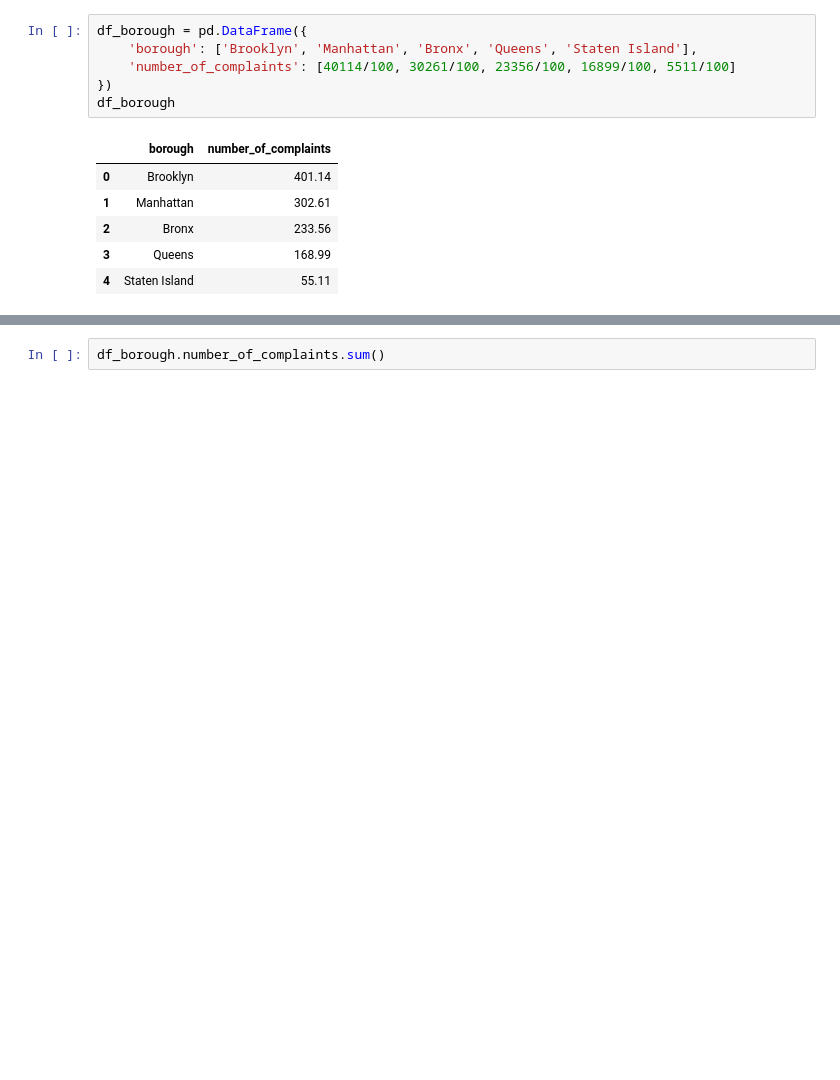
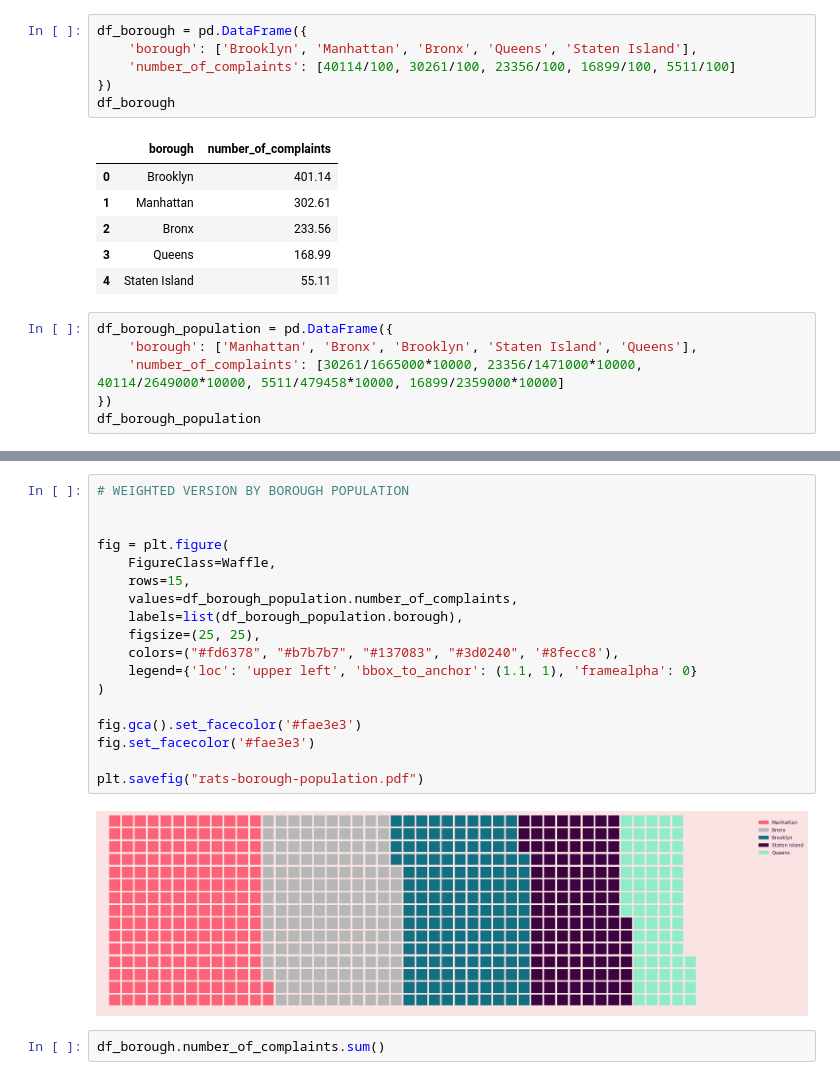
Before and after one commit to julialedur/data-studio, a Jupyter notebook: code/03-rat-sightings-nyc/Rat sightings in NYC.ipynb, the cells around one changed output, grey strips where cells are left out. Saved outputs shown, nothing was run; the diff lists cells and outputs as text; blank space fills up the shorter version.

```diff
--- a/code/03-rat-sightings-nyc/Rat sightings in NYC.ipynb
+++ b/code/03-rat-sightings-nyc/Rat sightings in NYC.ipynb
@@ -121,3 +166,9 @@ df_borough
 | 2 | Bronx | 233.56 |
 | 3 | Queens | 168.99 |
 | 4 | Staten Island | 55.11 |
+# %%
+df_borough_population = pd.DataFrame({
+    'borough': ['Manhattan', 'Bronx', 'Brooklyn', 'Staten Island', 'Queens'],
+    'number_of_complaints': [30261/1665000*10000, 23356/1471000*10000, 40114/2649000*10000, 5511/479458*10000, 16899/2359000*10000]
+})
+df_borough_population
@@ -124,3 +182,23 @@ df_borough
+# %%
+# WEIGHTED VERSION BY BOROUGH POPULATION
+
+
+fig = plt.figure(
+    FigureClass=Waffle,
+    rows=15,
+    values=df_borough_population.number_of_complaints,
+    labels=list(df_borough_population.borough),
+    figsize=(25, 25),
+    colors=("#fd6378", "#b7b7b7", "#137083", "#3d0240", '#8fecc8'),
+    legend={'loc': 'upper left', 'bbox_to_anchor': (1.1, 1), 'framealpha': 0}
+)
+
+fig.gca().set_facecolor('#fae3e3')
+fig.set_facecolor('#fae3e3')
+
+plt.savefig("rats-borough-population.pdf")
+# %% [output]
+[figure, added]
 # %%
 df_borough.number_of_complaints.sum()
 # %% [output]
```
Also changed, not shown: parts of 32 cells of this notebook, 6 other files.
